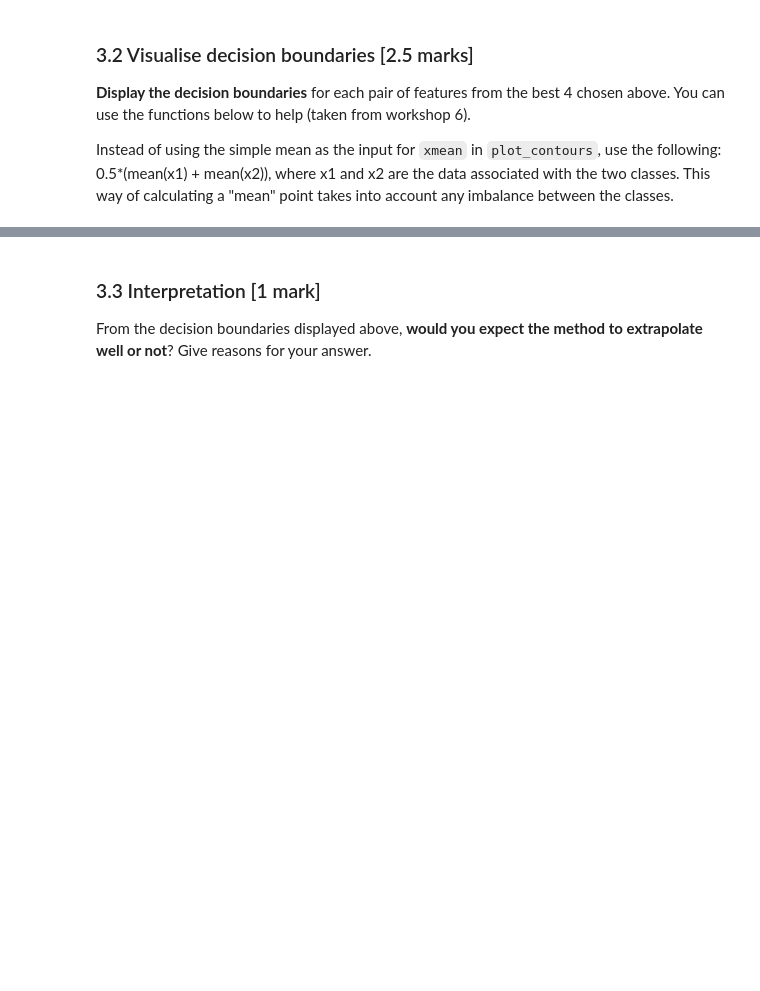
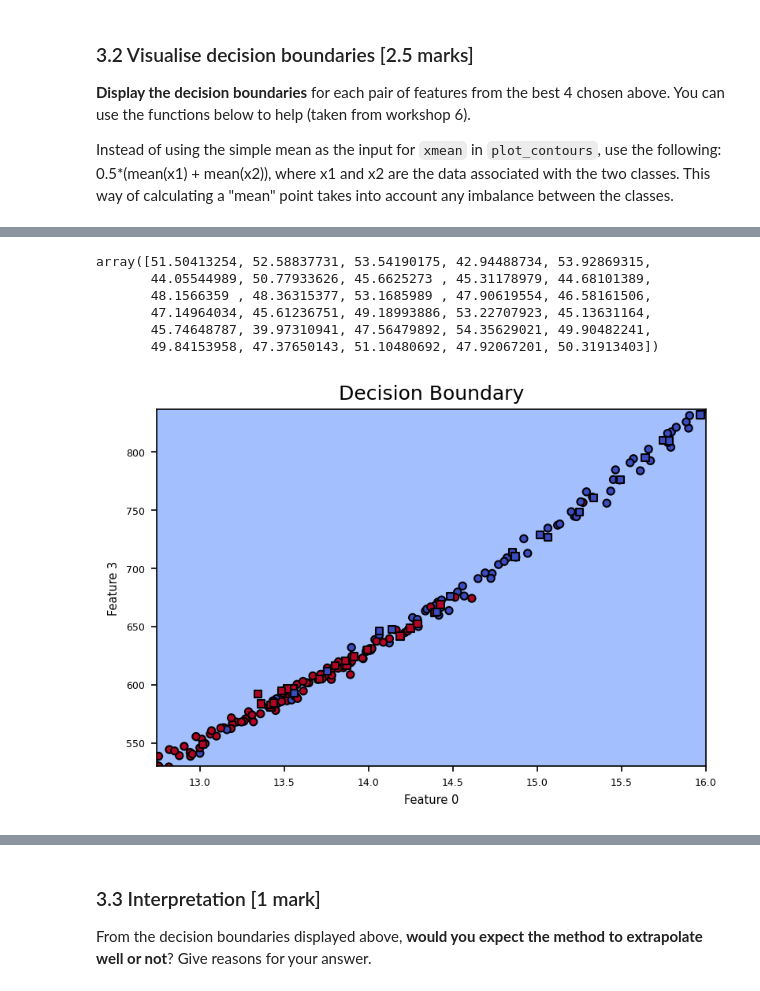
Before and after one commit to XiaoLinZzz/Machine-learning, a Jupyter notebook: A2/A2_template_2022.ipynb, the cells around one changed output, grey strips where cells are left out. Drawn from its saved outputs; the diff is of its cells as text; code cells hidden in the pictures; blank space fills up the shorter version.

```diff
--- a/A2/A2_template_2022.ipynb
+++ b/A2/A2_template_2022.ipynb
@@ -292,0 +478,8 @@ You can use any of the sci-kit learn functions in sklearn.model_selection.cross*
+# %%
+from sklearn.svm import SVC
+
+svm_pl = Pipeline([('preproc',preproc_pl), ('svc',SVC(kernel='linear'))])
+svm_pl.fit(X_train,y_train)
+y_val_pred = svm_pl.predict(X_val)
+acc = accuracy_score(y_val,y_val_pred)
+acc
@@ -292,0 +490,6 @@ You can use any of the sci-kit learn functions in sklearn.model_selection.cross*
+# %%
+# sgd classifier
+sgd_pl = Pipeline([ ('preproc',preproc_pl), ('sgd',SGDClassifier(loss='log')) ])
+sgd_pl.fit(X_train,y_train)
+y_sgd_pred = sgd_pl.predict(X_val)
+y_sgd_prob = sgd_pl.predict_proba(X_val)
@@ -376,0 +617,41 @@ def plot_contours(clf, xx, yy, xmean, n1, n2, **params):
+# %%
+np.array(mean_list)
+# %% [output]
+array([51.50413254, 52.58837731, 53.54190175, 42.94488734, 53.92869315,
+       44.05544989, 50.77933626, 45.6625273 , 45.31178979, 44.68101389,
+       48.1566359 , 48.36315377, 53.1685989 , 47.90619554, 46.58161506,
+       47.14964034, 45.61236751, 49.18993886, 53.22707923, 45.13631164,
+       45.74648787, 39.97310941, 47.56479892, 54.35629021, 49.90482241,
+       49.84153958, 47.37650143, 51.10480692, 47.92067201, 50.31913403])
+# %%
+# Your code here
+n0 = list(data.columns).index('label')
+n1 = list(data.columns).index('mean perimeter')
+
+x1 = data['label']
+x2 = data['mean perimeter']
+
+x10, x90 = np.percentile(X_train[:,n0], [10, 90])
+y10, y90 = np.percentile(X_train[:,n1], [10, 90])
+xx, yy = make_meshgrid(np.array([x10, x90]), np.array([y10, y90]), 500)
+
+# 0.5*(mean(x1) + mean(x2))
+mean_list = []
+for i in range(0, 30):
+    x_mean = 0.5*(x1[i] + x2[i])
+    mean_list.append(x_mean)
+
+plot_contours(svm_pl, xx, yy, np.array(mean_list), n0, n1, alpha=0.8, cmap=plt.cm.coolwarm)
+
+plt.scatter(X_train[:,n0], X_train[:,n1], c=y_train, cmap=plt.cm.coolwarm, s=20, edgecolors="k")
+plt.scatter(X_val[:,n0], X_val[:,n1], c=y_val, cmap=plt.cm.coolwarm, s=20, edgecolors="k", marker='s')
+
+plt.xlim(xx.min(), xx.max())
+plt.ylim(yy.min(), yy.max())
+plt.xlabel(f"Feature {n0}")
+plt.ylabel(f"Feature {n1}")
+plt.title("Decision Boundary")
+
+plt.show()
+# %% [output]
+[figure, added]
```
Also changed, not shown: parts of 36 cells of this notebook, 3 other files.
